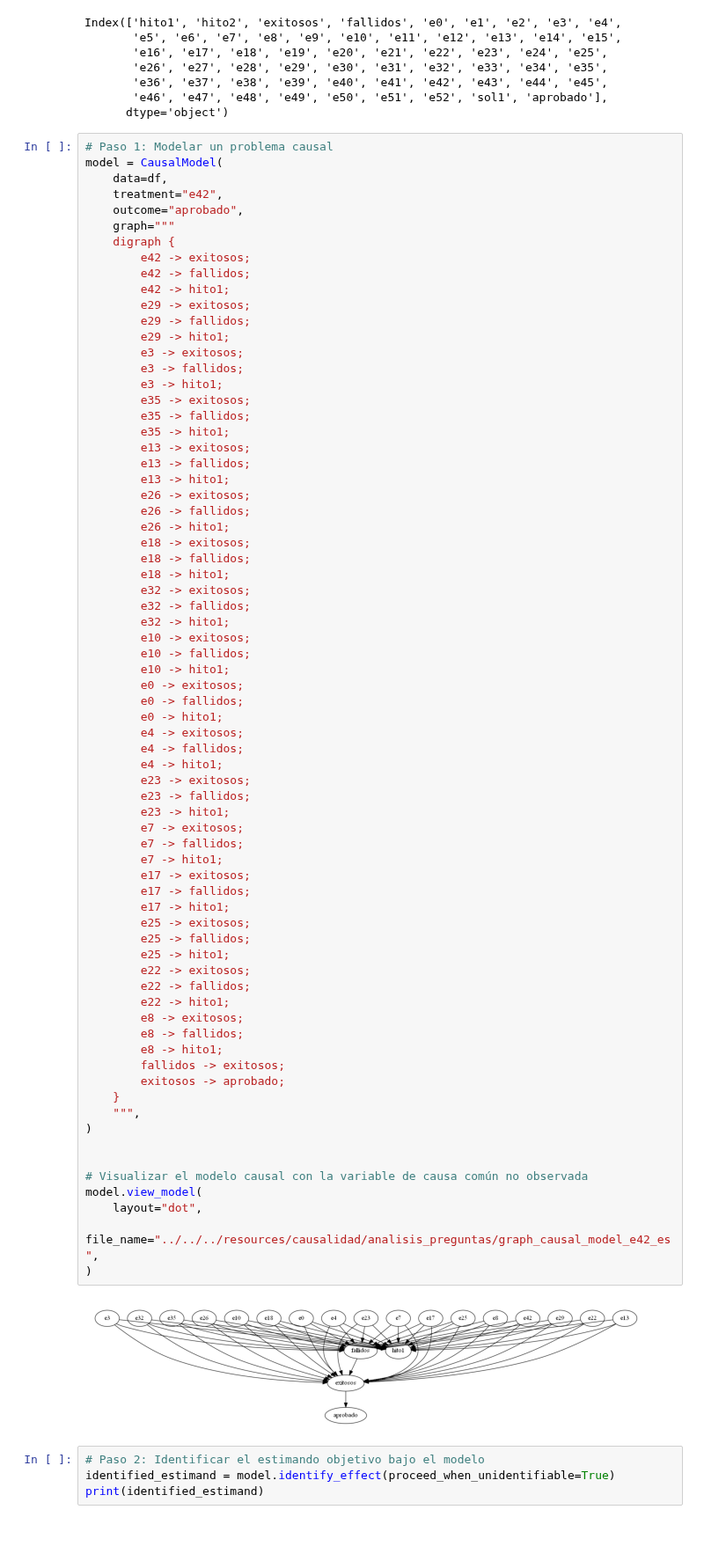
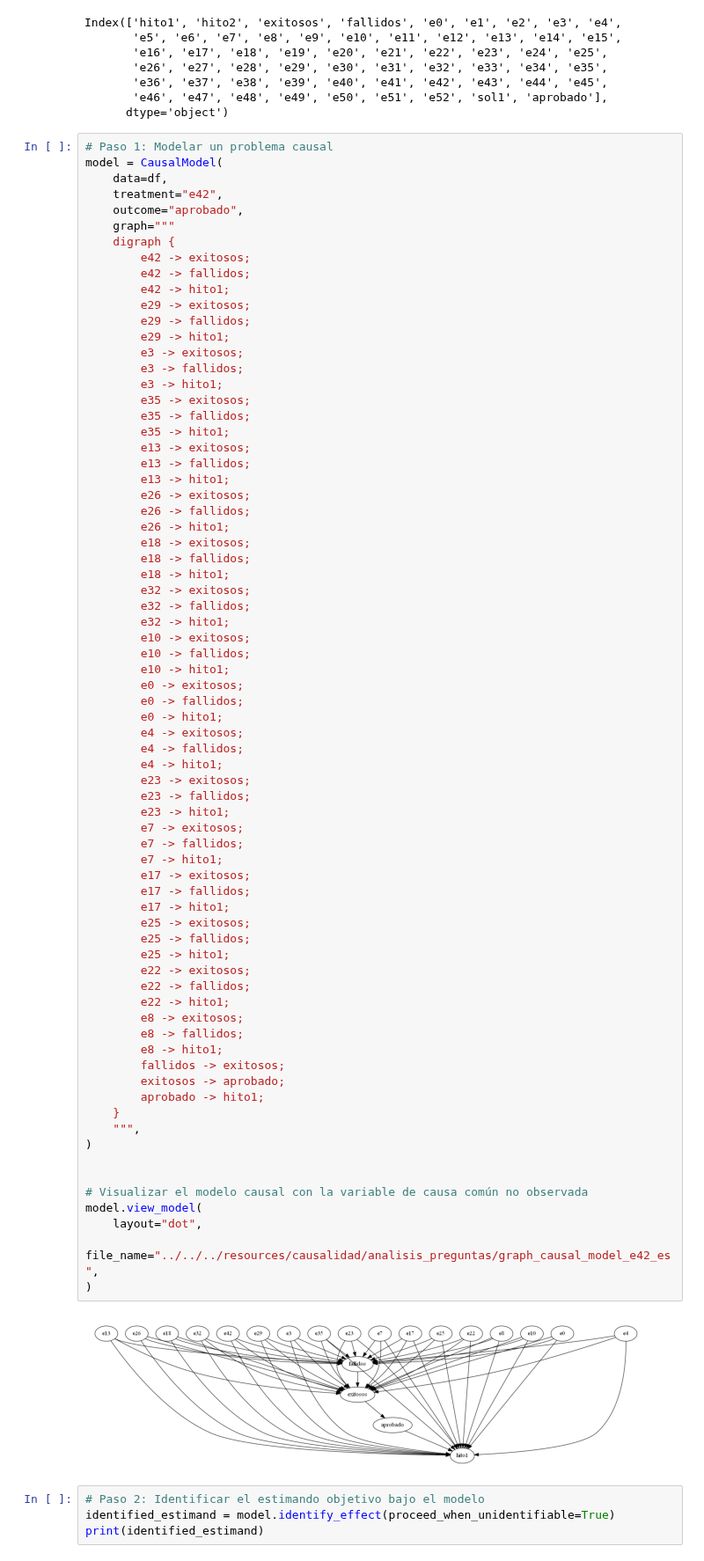
Before and after one commit to tonporaqui/tesis, a Jupyter notebook: jupyter_notebook/notebooks/DowHy/Analisis_e42/causalidad_e42.ipynb, the cells around one changed output. Shown at 88% size. Saved outputs shown, nothing was run; the diff lists cells and outputs as text; blank space fills up the shorter version.

```diff
--- a/jupyter_notebook/notebooks/DowHy/Analisis_e42/causalidad_e42.ipynb
+++ b/jupyter_notebook/notebooks/DowHy/Analisis_e42/causalidad_e42.ipynb
@@ -140,34 +140,35 @@ model = CausalModel(
         e23 -> fallidos;
         e23 -> hito1;
         e7 -> exitosos;
         e7 -> fallidos;
         e7 -> hito1;
         e17 -> exitosos;
         e17 -> fallidos;
         e17 -> hito1;
         e25 -> exitosos;
         e25 -> fallidos;
         e25 -> hito1;
         e22 -> exitosos;
         e22 -> fallidos;
         e22 -> hito1;
         e8 -> exitosos;
         e8 -> fallidos;
         e8 -> hito1;
         fallidos -> exitosos;
         exitosos -> aprobado;
+        aprobado -> hito1;
     }
     """,
 )
 
 
 # Visualizar el modelo causal con la variable de causa común no observada
 model.view_model(
     layout="dot",
     file_name="../../../resources/causalidad/analisis_preguntas/graph_causal_model_e42_es",
 )
 # %% [output]
-[figure, old version]
+[figure, new version]
 # %%
 # Paso 2: Identificar el estimando objetivo bajo el modelo
 identified_estimand = model.identify_effect(proceed_when_unidentifiable=True)
```
Also changed, not shown: parts of 9 cells of this notebook, 3 other files.
